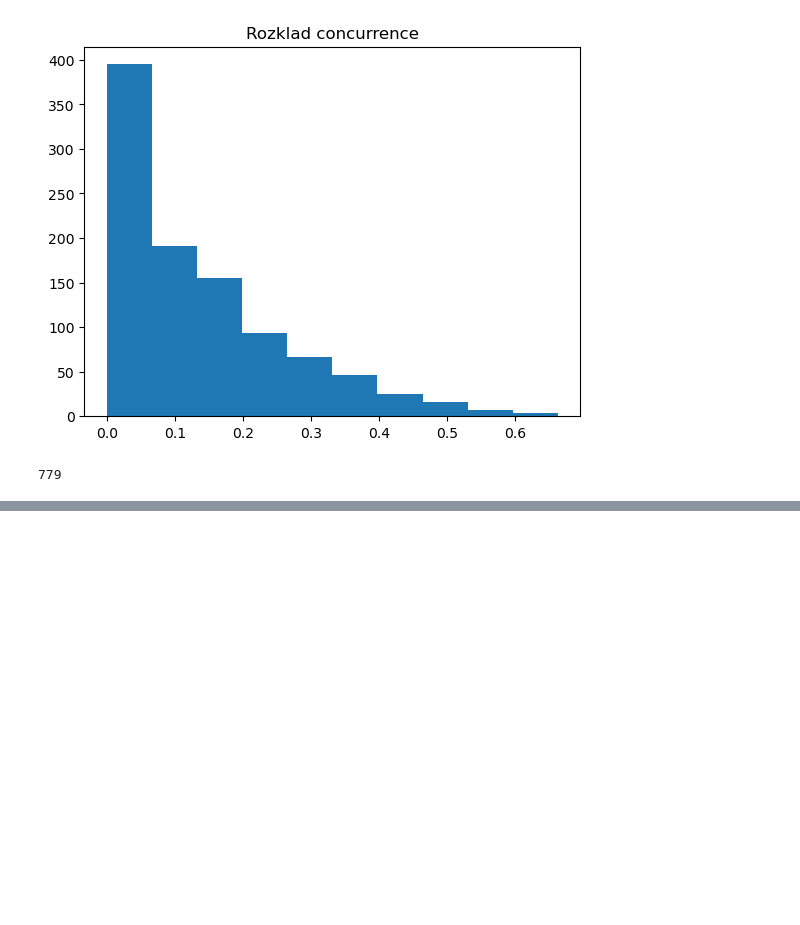
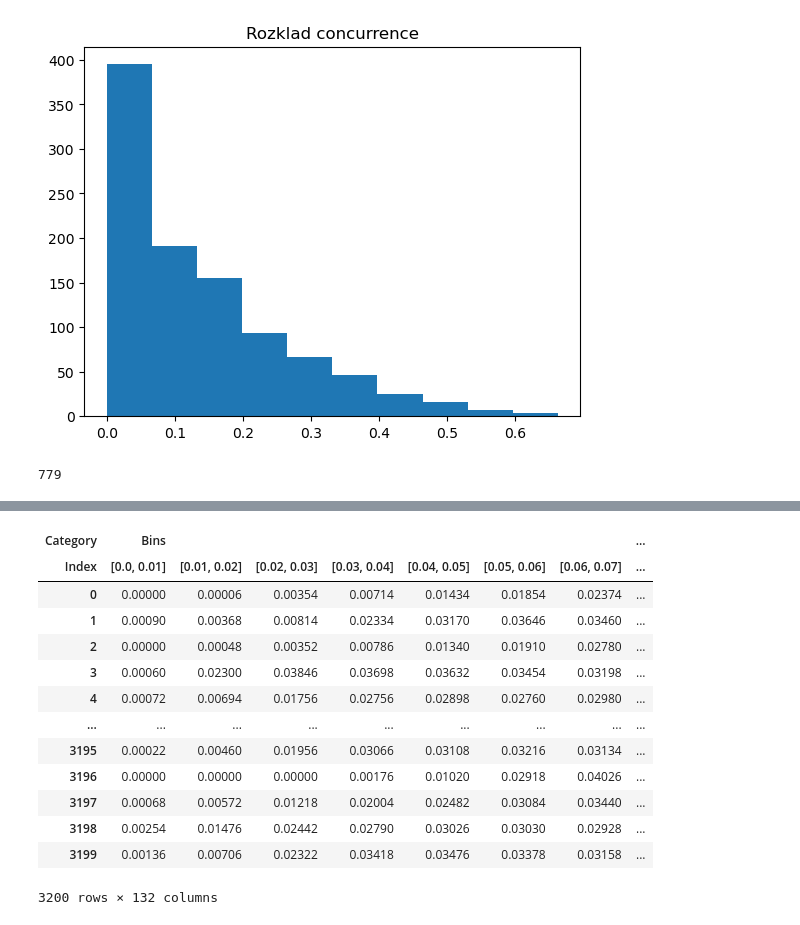
Before and after one commit to jkwiecien765/WernerTomography2, a Jupyter notebook: werner.ipynb, the cells around one changed output, grey strips where cells are left out. Drawn from its saved outputs; the diff is of its cells as text; code cells hidden in the pictures; blank space fills up the shorter version.

```diff
--- a/werner.ipynb
+++ b/werner.ipynb
@@ -709,0 +927,17 @@ def optimal_matrix_fidelity_discrete(dmA, angle):
+# %%
+df
+# %% [output]
+| Category | Bins |  |  |  |  |  |  | ... |
+| Index | [0.0, 0.01] | [0.01, 0.02] | [0.02, 0.03] | [0.03, 0.04] | [0.04, 0.05] | [0.05, 0.06] | [0.06, 0.07] | ... |
+| 0 | 0.00000 | 0.00006 | 0.00354 | 0.00714 | 0.01434 | 0.01854 | 0.02374 | ... |
+| 1 | 0.00090 | 0.00368 | 0.00814 | 0.02334 | 0.03170 | 0.03646 | 0.03460 | ... |
+| 2 | 0.00000 | 0.00048 | 0.00352 | 0.00786 | 0.01340 | 0.01910 | 0.02780 | ... |
+| 3 | 0.00060 | 0.02300 | 0.03846 | 0.03698 | 0.03632 | 0.03454 | 0.03198 | ... |
+| 4 | 0.00072 | 0.00694 | 0.01756 | 0.02756 | 0.02898 | 0.02760 | 0.02980 | ... |
+| ... | ... | ... | ... | ... | ... | ... | ... | ... |
+| 3195 | 0.00022 | 0.00460 | 0.01956 | 0.03066 | 0.03108 | 0.03216 | 0.03134 | ... |
+| 3196 | 0.00000 | 0.00000 | 0.00000 | 0.00176 | 0.01020 | 0.02918 | 0.04026 | ... |
+| 3197 | 0.00068 | 0.00572 | 0.01218 | 0.02004 | 0.02482 | 0.03084 | 0.03440 | ... |
+| 3198 | 0.00254 | 0.01476 | 0.02442 | 0.02790 | 0.03026 | 0.03030 | 0.02928 | ... |
+| 3199 | 0.00136 | 0.00706 | 0.02322 | 0.03418 | 0.03476 | 0.03378 | 0.03158 | ... |
+3200 rows × 132 columns
```
Also changed, not shown: parts of 5 cells of this notebook, 37 other files.
